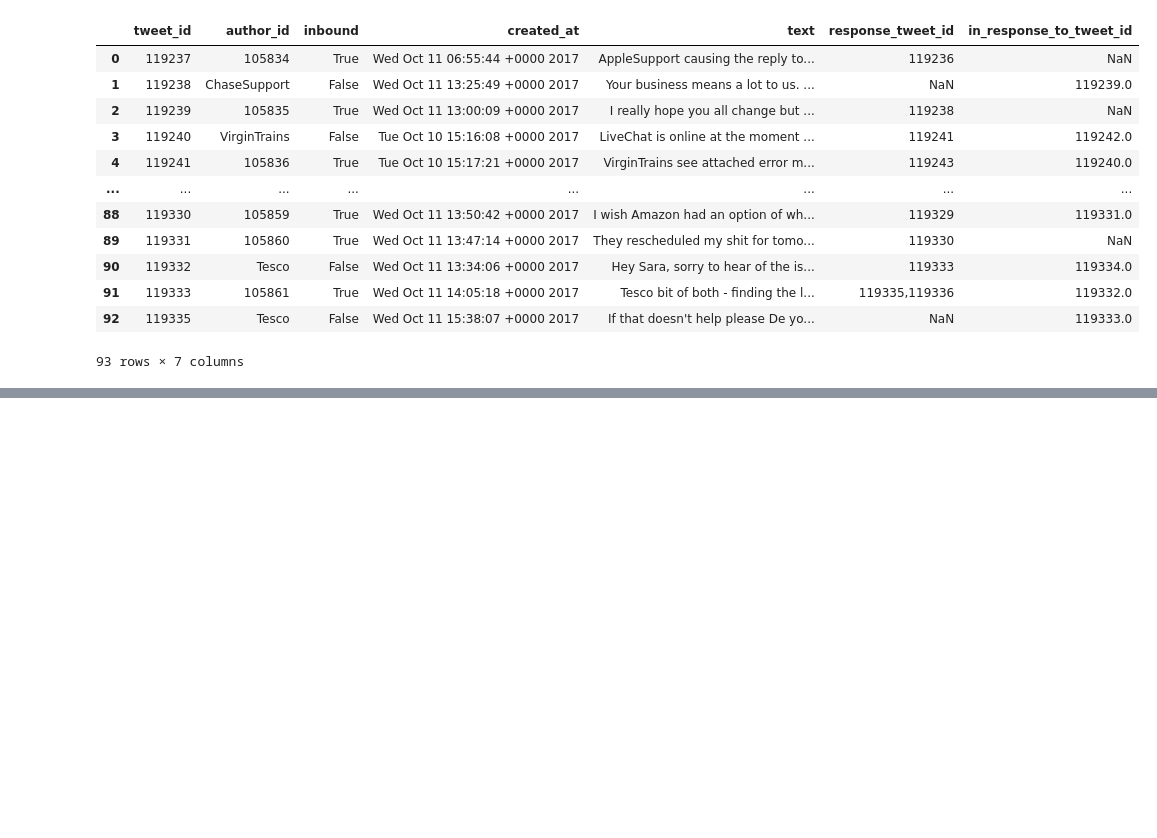
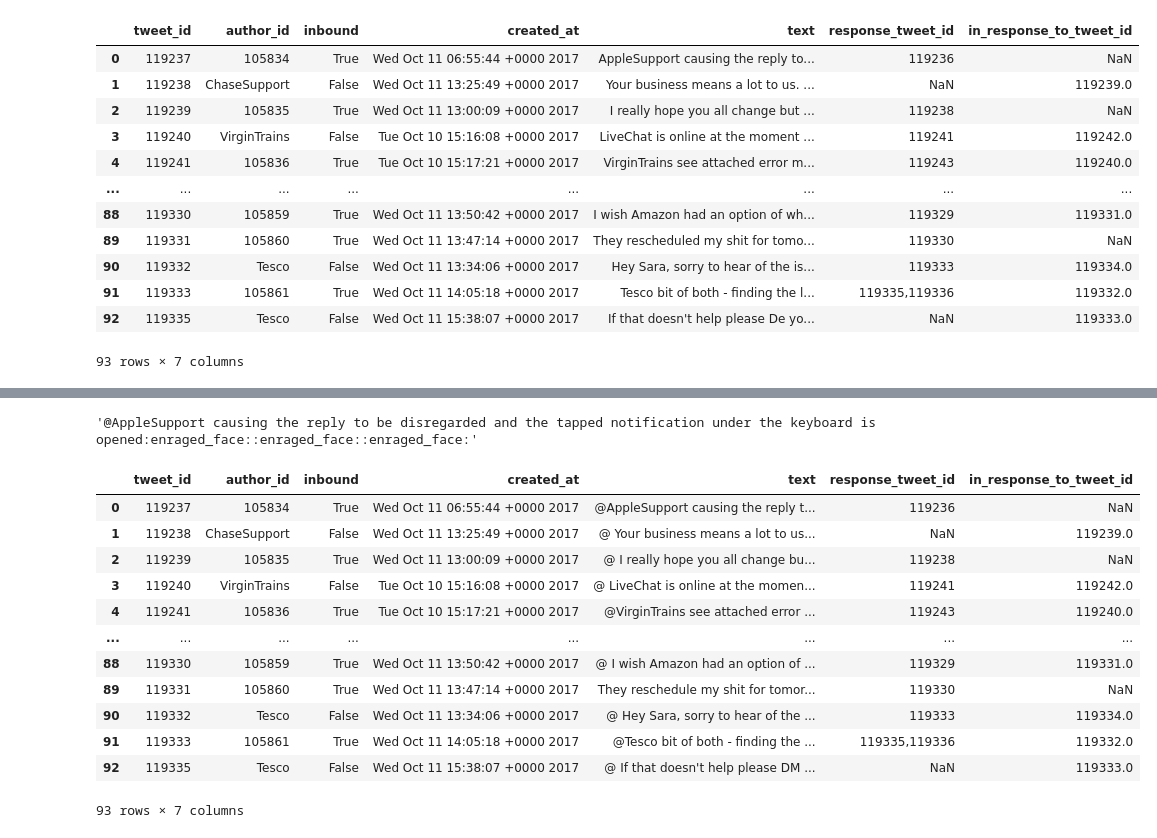
Before and after one commit to naman-tiwari/Customer-Support-on-Twitter, a Jupyter notebook: customer_support_on_twitter.ipynb, the cells around one changed output, grey strips where cells are left out. Drawn from its saved outputs; the diff is of its cells as text; code cells hidden in the pictures; blank space fills up the shorter version.

```diff
--- a/customer_support_on_twitter.ipynb
+++ b/customer_support_on_twitter.ipynb
@@ -303,0 +327,26 @@ data['text'] = data['text'].apply(lambda x: remove_digits(x))
+# %%
+data["text"][0]
+# %% [output]
+'@AppleSupport causing the reply to be disregarded and the tapped notification under the keyboard is opened:enraged_face::enraged_face::enraged_face:'
+# %%
+import pandas as pd
+import emoji
+
+# Remove emoji from the text column
+data["text"] = data["text"].apply(lambda x: emoji.demojize(x))
+# %%
+data
+# %% [output]
+|  | tweet_id | author_id | inbound | created_at | text | response_tweet_id | in_response_to_tweet_id |
+| 0 | 119237 | 105834 | True | Wed Oct 11 06:55:44 +0000 2017 | @AppleSupport causing the reply t... | 119236 | NaN |
+| 1 | 119238 | ChaseSupport | False | Wed Oct 11 13:25:49 +0000 2017 | @ Your business means a lot to us... | NaN | 119239.0 |
+| 2 | 119239 | 105835 | True | Wed Oct 11 13:00:09 +0000 2017 | @ I really hope you all change bu... | 119238 | NaN |
+| 3 | 119240 | VirginTrains | False | Tue Oct 10 15:16:08 +0000 2017 | @ LiveChat is online at the momen... | 119241 | 119242.0 |
+| 4 | 119241 | 105836 | True | Tue Oct 10 15:17:21 +0000 2017 | @VirginTrains see attached error ... | 119243 | 119240.0 |
+| ... | ... | ... | ... | ... | ... | ... | ... |
+| 88 | 119330 | 105859 | True | Wed Oct 11 13:50:42 +0000 2017 | @ I wish Amazon had an option of ... | 119329 | 119331.0 |
+| 89 | 119331 | 105860 | True | Wed Oct 11 13:47:14 +0000 2017 | They reschedule my shit for tomor... | 119330 | NaN |
+| 90 | 119332 | Tesco | False | Wed Oct 11 13:34:06 +0000 2017 | @ Hey Sara, sorry to hear of the ... | 119333 | 119334.0 |
+| 91 | 119333 | 105861 | True | Wed Oct 11 14:05:18 +0000 2017 | @Tesco bit of both - finding the ... | 119335,119336 | 119332.0 |
+| 92 | 119335 | Tesco | False | Wed Oct 11 15:38:07 +0000 2017 | @ If that doesn't help please DM ... | NaN | 119333.0 |
+93 rows × 7 columns
```
Also changed, not shown: parts of 7 cells of this notebook.
